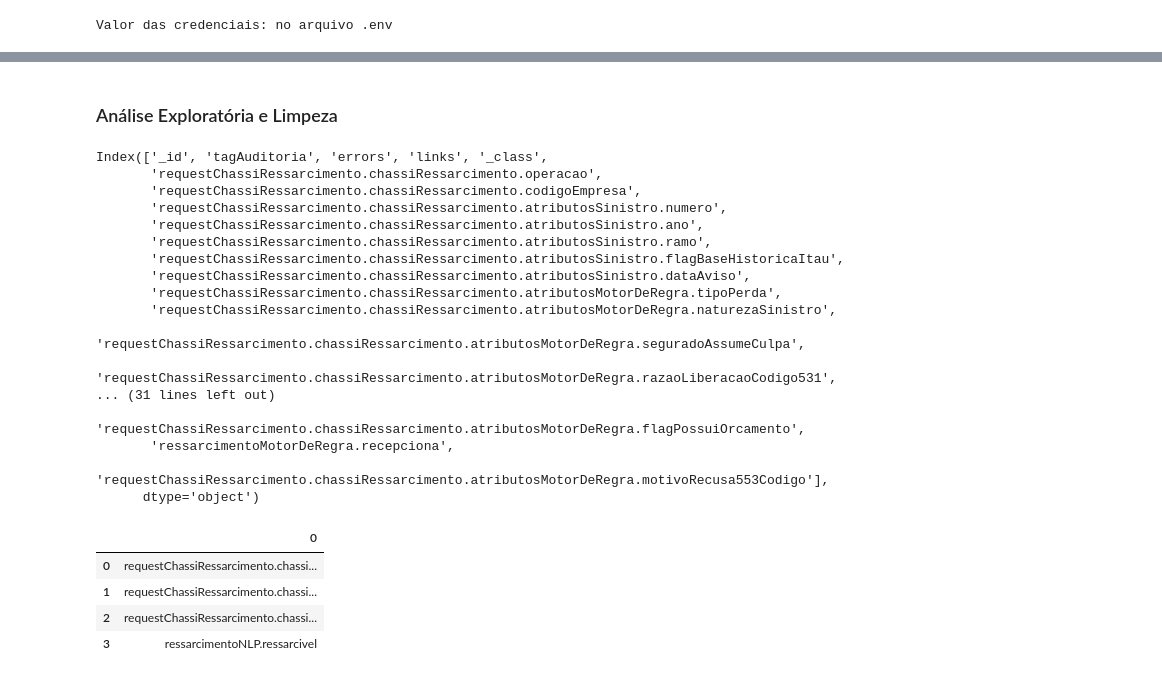
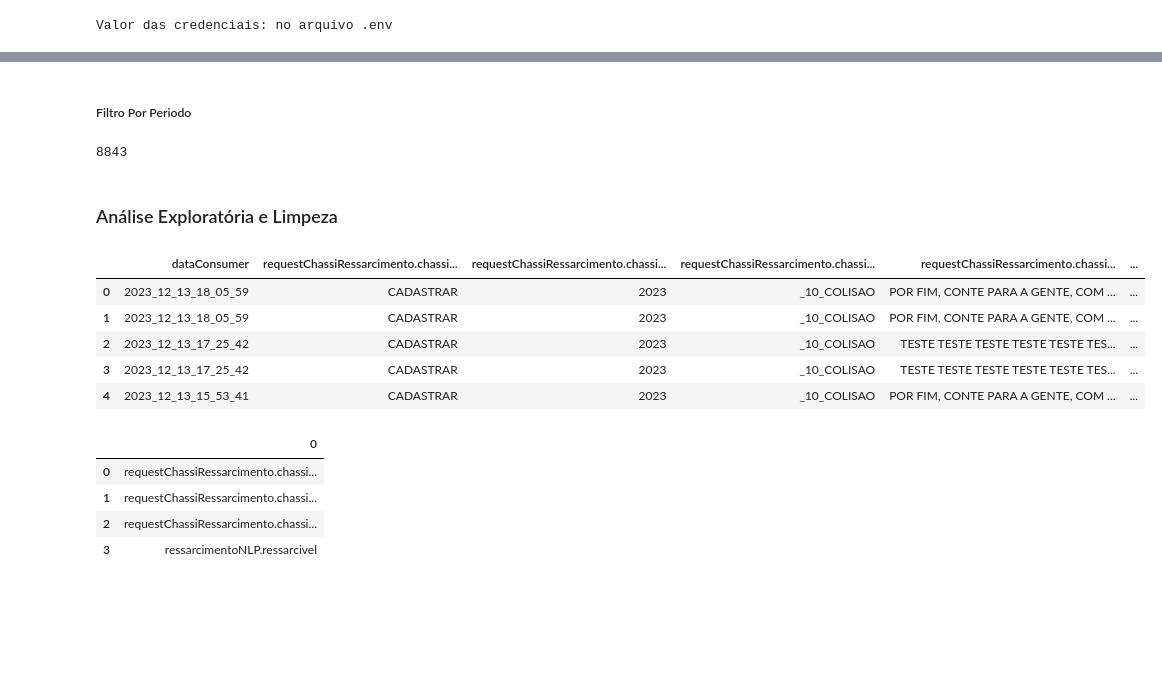
Before and after one commit to renatodias08/pipelineRessarcimento, a Jupyter notebook: jupyter/notebooks/ImportMongoRessarcimento.ipynb, the cells around one changed output, grey strips where cells are left out. Cells and saved outputs as stored; diff of their text form; code cells hidden in the pictures; blank space fills up the shorter version.

```diff
--- a/jupyter/notebooks/ImportMongoRessarcimento.ipynb
+++ b/jupyter/notebooks/ImportMongoRessarcimento.ipynb
@@ -99,29 +113,32 @@ query =   list ( collection.find( filters , fields ) )   #  Hide _id in reply
+# %% [markdown]
+##### Filtro Por Periodo
+# %%
+from datetime import datetime
+
+filters = {
+     'requestChassiRessarcimento.chassiRessarcimento.operacao': {'$in': ['CADASTRAR']},
+     'requestChassiRessarcimento.chassiRessarcimento.atributosSinistro.ano': {'$in': ['2023']},
+     'ressarcimentoNLP.ressarcivel': {'$in': ['SIM', 'NAO']}
+
+}
+query = list(collection.find( filters , fields ).sort('_id', -1).limit(10000))
+count = len(query)
+count
+# %% [output]
+8843
 # %% [markdown]
 ### Análise Exploratória e Limpeza
 # %%
-#datapoints = list ( collection.find( {'dataConsumer' : "2023_06_12_14_43_26"} ))
-datapoints = list ( collection.find())
-df = pd.json_normalize(datapoints)
-#df.head()
-df.columns
+#datapoints = list (  collection.find().limit(1) )
+df = pd.json_normalize(query)
+df.head()
 # %% [output]
-Index(['_id', 'tagAuditoria', 'errors', 'links', '_class',
-       'requestChassiRessarcimento.chassiRessarcimento.operacao',
-       'requestChassiRessarcimento.chassiRessarcimento.codigoEmpresa',
-       'requestChassiRessarcimento.chassiRessarcimento.atributosSinistro.numero',
-       'requestChassiRessarcimento.chassiRessarcimento.atributosSinistro.ano',
-       'requestChassiRessarcimento.chassiRessarcimento.atributosSinistro.ramo',
-       'requestChassiRessarcimento.chassiRessarcimento.atributosSinistro.flagBaseHistoricaItau',
-       'requestChassiRessarcimento.chassiRessarcimento.atributosSinistro.dataAviso',
-       'requestChassiRessarcimento.chassiRessarcimento.atributosMotorDeRegra.tipoPerda',
-       'requestChassiRessarcimento.chassiRessarcimento.atributosMotorDeRegra.naturezaSinistro',
-       'requestChassiRessarcimento.chassiRessarcimento.atributosMotorDeRegra.seguradoAssumeCulpa',
-       'requestChassiRessarcimento.chassiRessarcimento.atributosMotorDeRegra.razaoLiberacaoCodigo531',
-... (31 lines left out)
-       'requestChassiRessarcimento.chassiRessarcimento.atributosMotorDeRegra.flagPossuiOrcamento',
-       'ressarcimentoMotorDeRegra.recepciona',
-       'requestChassiRessarcimento.chassiRessarcimento.atributosMotorDeRegra.motivoRecusa553Codigo'],
-      dtype='object')
+|  | dataConsumer | requestChassiRessarcimento.chassi... | requestChassiRessarcimento.chassi... | requestChassiRessarcimento.chassi... | requestChassiRessarcimento.chassi... | ... |
+| 0 | 2023_12_13_18_05_59 | CADASTRAR | 2023 | _10_COLISAO | POR FIM, CONTE PARA A GENTE, COM ... | ... |
+| 1 | 2023_12_13_18_05_59 | CADASTRAR | 2023 | _10_COLISAO | POR FIM, CONTE PARA A GENTE, COM ... | ... |
+| 2 | 2023_12_13_17_25_42 | CADASTRAR | 2023 | _10_COLISAO | TESTE TESTE TESTE TESTE TESTE TES... | ... |
+| 3 | 2023_12_13_17_25_42 | CADASTRAR | 2023 | _10_COLISAO | TESTE TESTE TESTE TESTE TESTE TES... | ... |
+| 4 | 2023_12_13_15_53_41 | CADASTRAR | 2023 | _10_COLISAO | POR FIM, CONTE PARA A GENTE, COM ... | ... |
 # %%
 mapa = {
     'requestChassiRessarcimento.chassiRessarcimento.atributosSinistro.ano': 'ANO'
```
Also changed, not shown: parts of 28 cells of this notebook, 2 other files.
